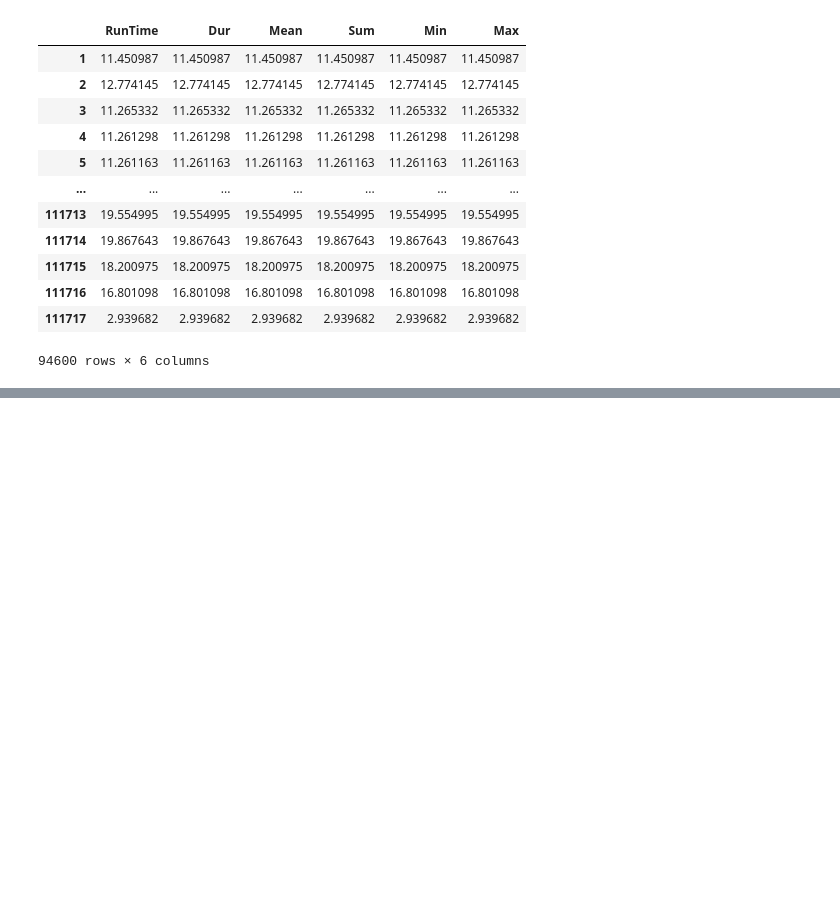
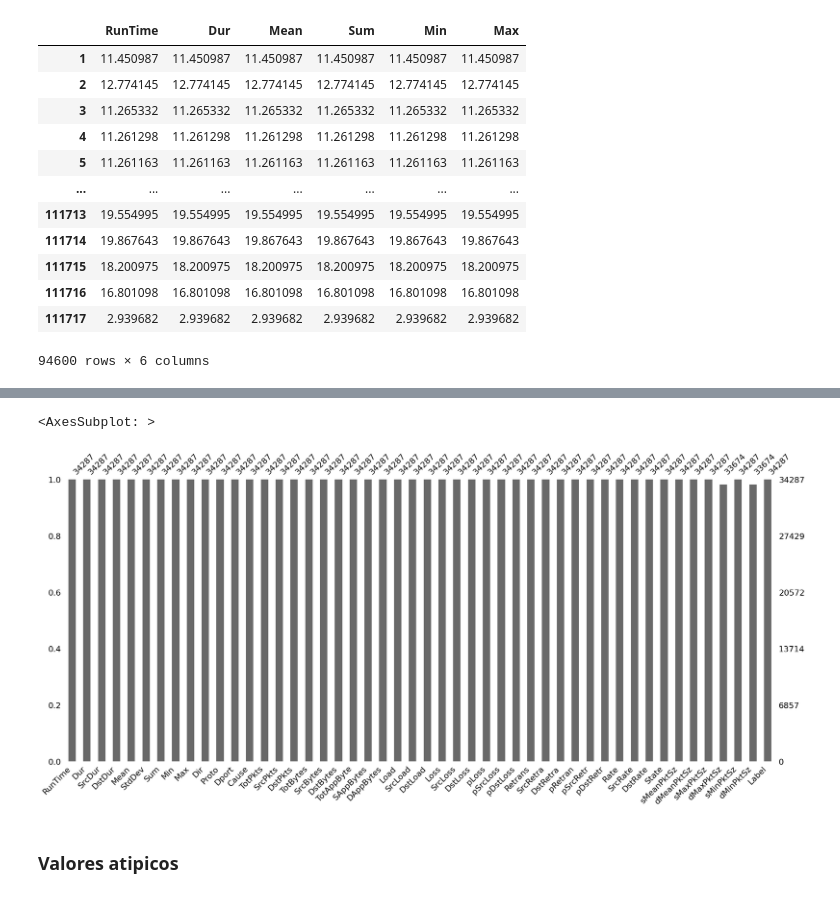
Before and after one commit to soyMA05/Clasiffication_TrafficSDN2, a Jupyter notebook: Fase2/preprocesamiento_limpieza.ipynb, the cells around one changed output, grey strips where cells are left out. Drawn from its saved outputs; the diff is of its cells as text; code cells hidden in the pictures; blank space fills up the shorter version.

```diff
--- a/Fase2/preprocesamiento_limpieza.ipynb
+++ b/Fase2/preprocesamiento_limpieza.ipynb
@@ -308,0 +359,7 @@ df_probe = pd.read_csv('../../araData/probe_1.2.csv', low_memory=False)
+# %%
+msno.bar(df_dos)
+# %% [output]
+<AxesSubplot: >
+[figure, added]
+# %% [markdown]
+### Valores atipicos
```
Also changed, not shown: parts of 16 cells of this notebook.
